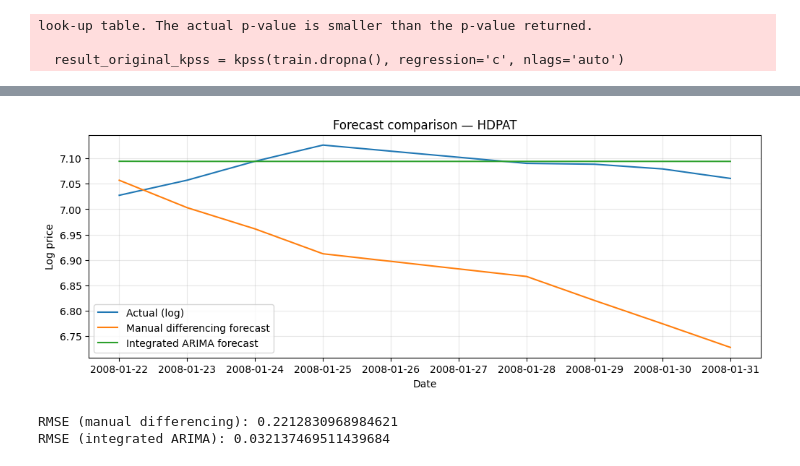
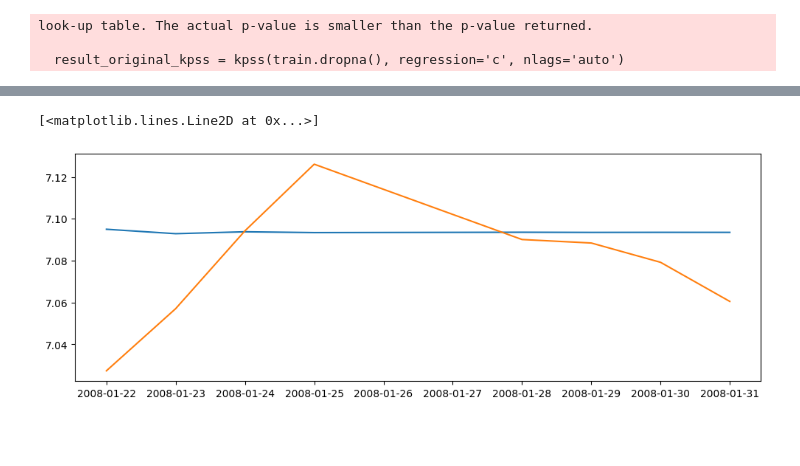
Before and after one commit to febse/ts2025-presentations-2-martem, a Jupyter notebook: assignment(2).ipynb, the cells around one changed output, grey strips where cells are left out. Drawn from its saved outputs; the diff is of its cells as text; code cells hidden in the pictures; blank space fills up the shorter version.

```diff
--- a/assignment(2).ipynb
+++ b/assignment(2).ipynb
@@ -571,11 +428,8 @@ import matplotlib.pyplot as plt
 from statsmodels.tsa.arima.model import ARIMA
 from sklearn.metrics import mean_squared_error
 
-dy_train = y_train.diff().dropna()
+h = 8
+y_forecast = arima1_1_1.forecast(steps=h)
+test = test.dropna()
 
-arma_model = ARIMA(dy_train, order=(1,1,0)).fit()
-
-dy_forecast = arma_model.forecast(steps=h)
-
-y_manual_forecast = y_train.iloc[-1] + dy_forecast.cumsum()
-y_manual_forecast.index = y_test.index
+y_forecast
@@ -581,0 +466,2 @@ y_manual_forecast.index = y_test.index
+# %%
+y_forecast.index = test.index
@@ -582,22 +481,7 @@ y_manual_forecast.index = y_test.index
 # %%
 plt.figure(figsize=(12,4))
-plt.plot(y_test.index, y_test, label="Actual (log)")
-plt.plot(y_manual_forecast.index, y_manual_forecast, label="Manual differencing forecast")
-plt.plot(y_integrated_forecast.index, y_integrated_forecast, label="Integrated ARIMA forecast")
-plt.title("Forecast comparison — HDPAT")
-plt.xlabel("Date")
-plt.ylabel("Log price")
-plt.legend()
-plt.grid(alpha=0.3)
-plt.show()
+plt.plot(y_forecast, label="Forecast (log)")
+plt.plot(np.log(test), label="Actual (log)")
 # %% [output]
+[<matplotlib.lines.Line2D at 0x...>]
-[figure, old version]
+[figure, new version]
-# %%
-rmse_manual = np.sqrt(mean_squared_error(y_test, y_manual_forecast))
-rmse_integrated = np.sqrt(mean_squared_error(y_test, y_integrated_forecast))
-
-print("RMSE (manual differencing):", rmse_manual)
-print("RMSE (integrated ARIMA):", rmse_integrated)
-# %% [output]
-RMSE (manual differencing): 0.2212830968984621
-RMSE (integrated ARIMA): 0.032137469511439684
```
Also changed, not shown: parts of 21 cells of this notebook.
